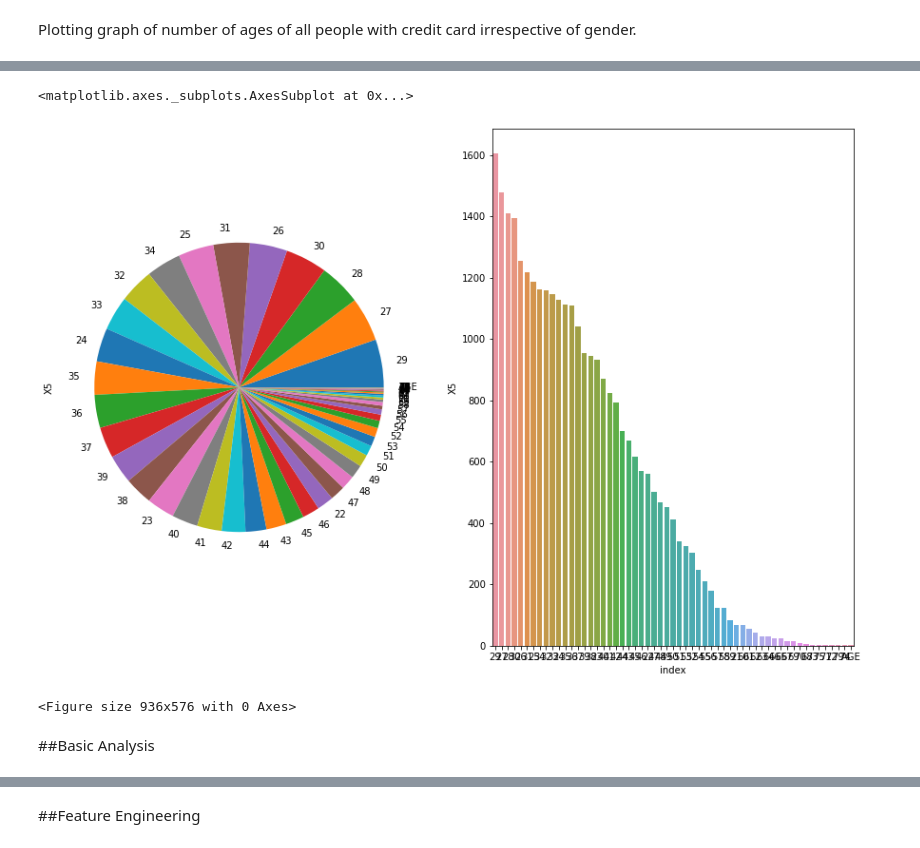
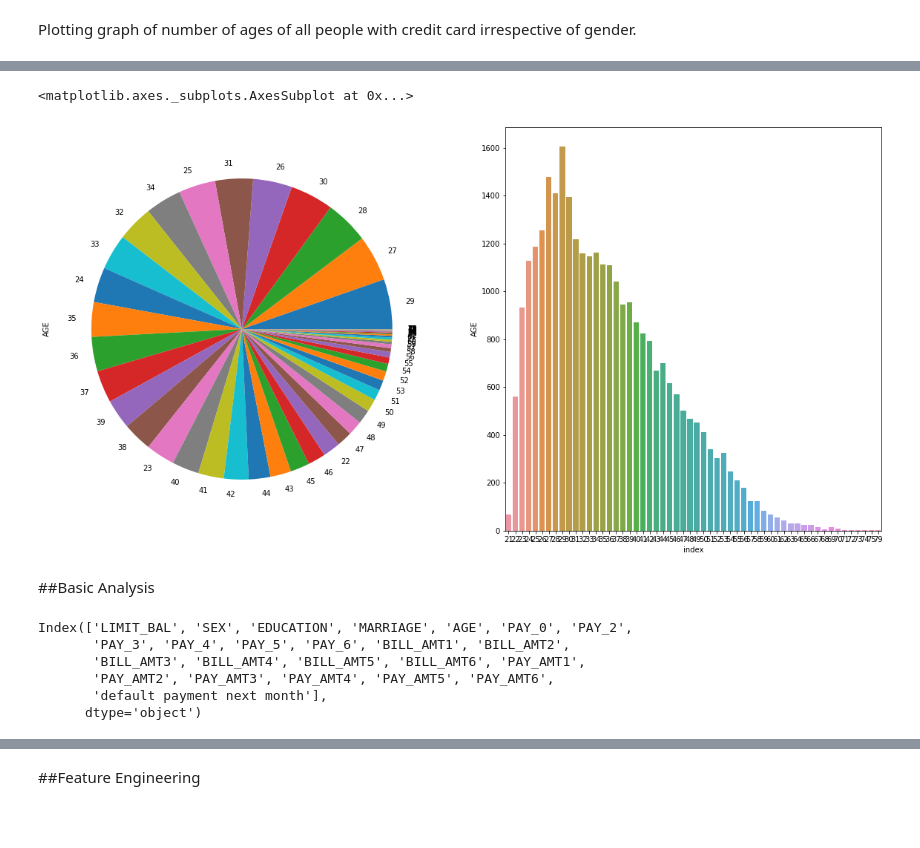
Before and after one commit to kronze1996/Credit-Card-Default, a Jupyter notebook: Kartikey_Sharma_Team_3_Capstone_Project_3.ipynb, the cells around one changed output, grey strips where cells are left out. Drawn from its saved outputs; the diff is of its cells as text; code cells hidden in the pictures; blank space fills up the shorter version.

```diff
--- a/Kartikey_Sharma_Team_3_Capstone_Project_3.ipynb
+++ b/Kartikey_Sharma_Team_3_Capstone_Project_3.ipynb
@@ -66,7 +68,7 @@ import warnings
 warnings.filterwarnings('ignore')
 # %%
 path = "/content/drive/MyDrive/AlmaBetter/Cohort Aravali/Module 4/Week 2/default of credit card clients.xls"
-df = pd.read_excel(path)
+df = pd.read_excel(path,header=1)
 # %%
 df.info()
 # %% [output]
@@ -167,0 +187,8 @@ Name: X3, dtype: int64
+# %%
+# df1=df.copy()
+def chg(col):
+  x=col
+  if (col==0) or (col==5) or (col==6):
+    x=4
+  return x
+df['EDUCATION']=df['EDUCATION'].apply(chg)
@@ -227,13 +261,21 @@ Name: X5, dtype: int64
 # %%
-fig, axes = plt.subplots(ncols=2,figsize=(15,10))
-Day_df=df['X5'].value_counts().reset_index()
-plt.figure(figsize=(13,8))
-df['X5'].value_counts().plot(kind="pie",ax = axes[0],subplots=True)
-sns.barplot(x='index',y='X5',data=Day_df,ax = axes[1])
+fig, axes = plt.subplots(ncols=2,figsize=(20,10))
+Day_df=df['AGE'].value_counts().reset_index()
+df['AGE'].value_counts().plot(kind="pie",ax = axes[0],subplots=True)
+sns.barplot(x='index',y='AGE',data=Day_df,ax = axes[1],orient='v')
 # %% [output]
 <matplotlib.axes._subplots.AxesSubplot at 0x...>
-[figure, old version]
+[figure, new version]
-<Figure size 936x576 with 0 Axes>
 # %% [markdown]
 ##Basic Analysis
+# %%
+col=df.columns
+col
+# %% [output]
+Index(['LIMIT_BAL', 'SEX', 'EDUCATION', 'MARRIAGE', 'AGE', 'PAY_0', 'PAY_2',
+       'PAY_3', 'PAY_4', 'PAY_5', 'PAY_6', 'BILL_AMT1', 'BILL_AMT2',
+       'BILL_AMT3', 'BILL_AMT4', 'BILL_AMT5', 'BILL_AMT6', 'PAY_AMT1',
+       'PAY_AMT2', 'PAY_AMT3', 'PAY_AMT4', 'PAY_AMT5', 'PAY_AMT6',
+       'default payment next month'],
+      dtype='object')
 # %%
```
Also changed, not shown: parts of 57 cells of this notebook.
